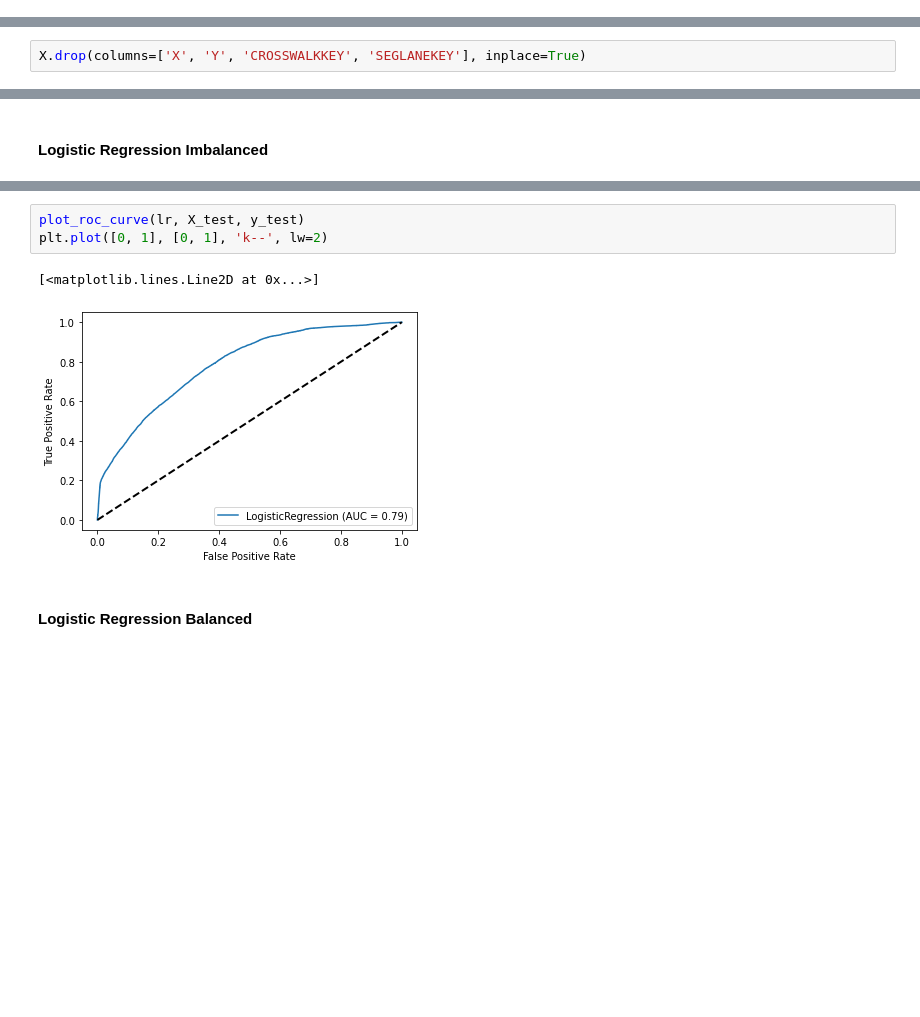
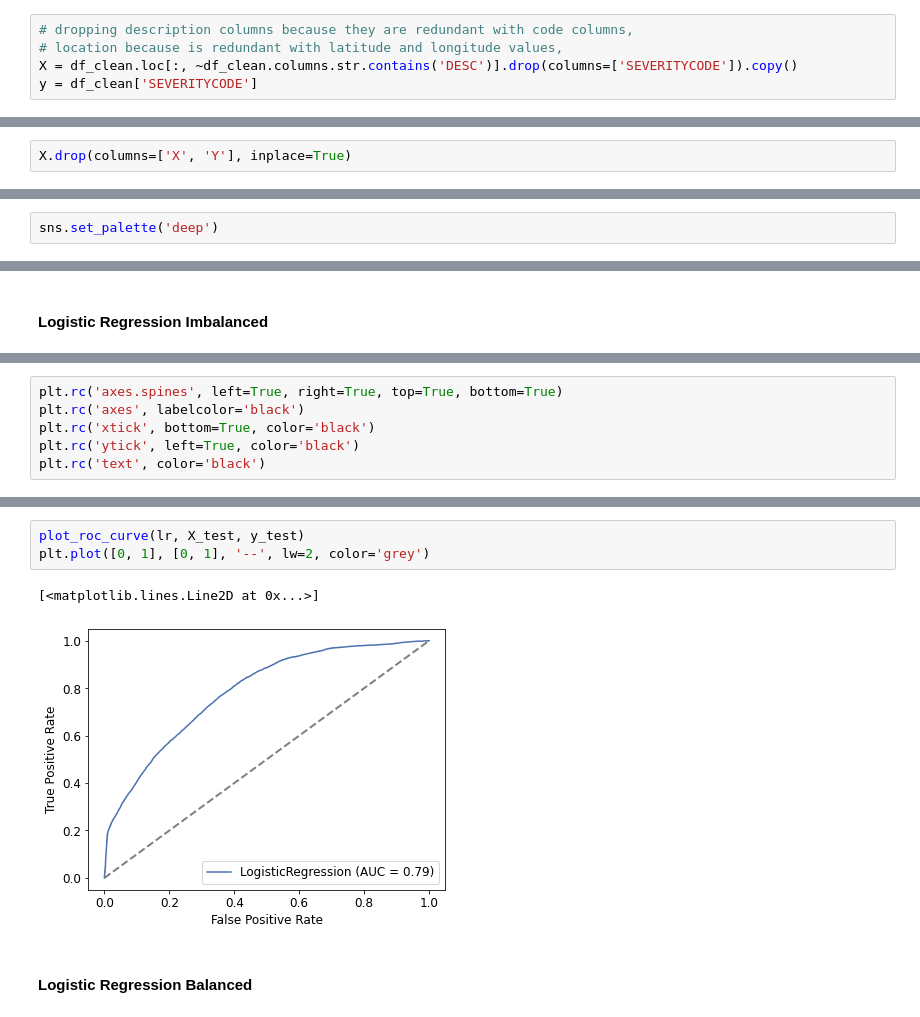
Before and after one commit to kakig/Coursera_Capstone, a Jupyter notebook: capstone.ipynb, the cells around one changed output, grey strips where cells are left out. Saved outputs shown, nothing was run; the diff lists cells and outputs as text; blank space fills up the shorter version.

Commit message:
updated plots and eda

```diff
--- a/capstone.ipynb
+++ b/capstone.ipynb
@@ -273,3 +333,8 @@ y = df_clean['SEVERITYCODE']
+# %%
+# dropping description columns because they are redundant with code columns,
+# location because is redundant with latitude and longitude values,
+X = df_clean.loc[:, ~df_clean.columns.str.contains('DESC')].drop(columns=['SEVERITYCODE']).copy()
+y = df_clean['SEVERITYCODE']
 # %% [markdown]
 For this data to be input in the models, we need to transform these object columns into numbers using some form of encoding.
 # %%
@@ -382,5 +447,5 @@ Removing latitude and longitude values didn't have a negative impact on the mode
 # %%
-X.drop(columns=['X', 'Y', 'CROSSWALKKEY', 'SEGLANEKEY'], inplace=True)
+X.drop(columns=['X', 'Y'], inplace=True)
 # %% [markdown]
 This is the final input for the models:
 # %%
@@ -591,0 +575,2 @@ This can be interesting to pinpoint hotspots, places with many severe accidents,
+# %%
+sns.set_palette('deep')
@@ -618,6 +672,12 @@ Increase the number of iterations (max_iter) or scale the data as shown in:
     https://scikit-learn.org/stable/modules/preprocessing.html
 Please also refer to the documentation for alternative solver options:
     https://scikit-learn.org/stable/modules/linear_model.html#logistic-regression
+# %%
+plt.rc('axes.spines', left=True, right=True, top=True, bottom=True)
+plt.rc('axes', labelcolor='black')
+plt.rc('xtick', bottom=True, color='black')
+plt.rc('ytick', left=True, color='black')
+plt.rc('text', color='black')
 # %%
 plot_confusion_matrix(lr, X_test, y_test, normalize='true')
 # %% [output]
@@ -626,9 +686,9 @@ plot_confusion_matrix(lr, X_test, y_test, normalize='true')
 # %%
 plot_roc_curve(lr, X_test, y_test)
-plt.plot([0, 1], [0, 1], 'k--', lw=2)
+plt.plot([0, 1], [0, 1], '--', lw=2, color='grey')
 # %% [output]
 [<matplotlib.lines.Line2D at 0x...>]
-[figure, old version]
+[figure, new version]
 # %% [markdown]
 #### Logistic Regression Balanced
 # %%
```
Also changed, not shown: parts of 83 cells of this notebook.
